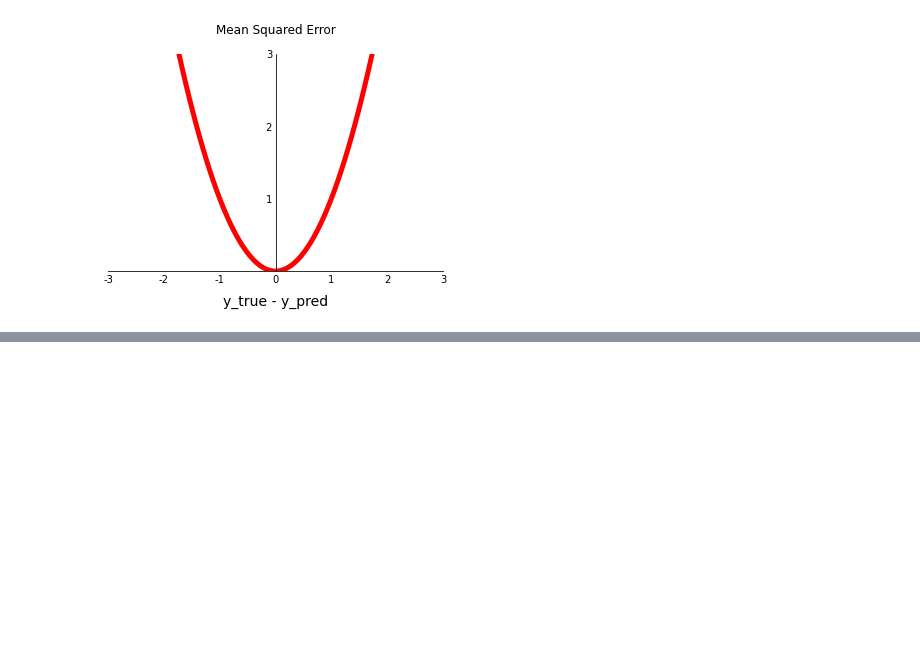
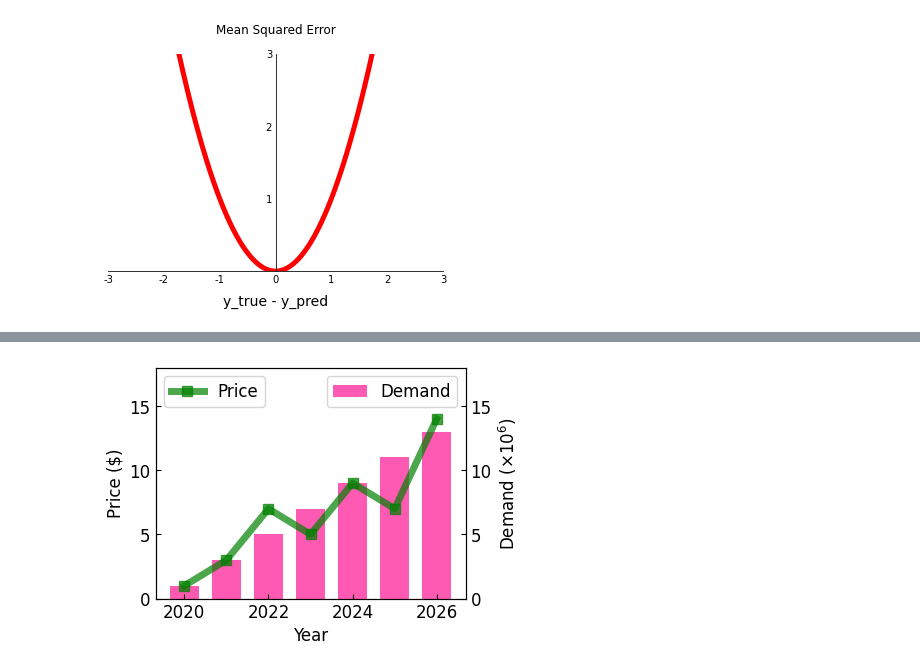
Before and after one commit to JGH94/python_MatplotLib, a Jupyter notebook: python_MatplotLib.ipynb, the cells around one changed output, grey strips where cells are left out. Drawn from its saved outputs; the diff is of its cells as text; code cells hidden in the pictures; blank space fills up the shorter version.

```diff
--- a/python_MatplotLib.ipynb
+++ b/python_MatplotLib.ipynb
@@ -461,0 +488,39 @@ plt.show()
+# %%
+# 두종류의 그래프 표시 set_zorder(), zorder
+# 3단계로 정리 ( 기본 설정, 데이터 설정, 그래프 표시)
+
+#1. 기본 설정
+plt.style.use('default')
+plt.rcParams['figure.figsize'] = (4, 3)
+plt.rcParams['font.size'] = 12
+
+#2. 데이터 설정
+x = np.arange(2020, 2027)
+y1 = np.array([1, 3, 7, 5, 9, 7, 14])
+y2 = np.array([1, 3, 5, 7, 9, 11, 13])
+
+#3. 그래프 표시
+fig, ax1 = plt.subplots()
+
+ax1.plot(x, y1, '-s', color='green', markersize=7, linewidth=5, alpha=0.7, label='Price')
+ax1.set_ylim(0, 18)
+ax1.set_xlabel('Year')
+ax1.set_ylabel('Price ($)')
+ax1.tick_params(axis='both', direction='in')
+
+ax2 = ax1.twinx()
+ax2.bar(x, y2, color='deeppink', label='Demand', alpha=0.7, width=0.7)
+ax2.set_ylim(0, 18)
+ax2.set_ylabel(r'Demand ($\times10^6$)')
+ax2.tick_params(axis='y', direction='in')
+
+
+# 범례 표시
+ax1.set_zorder(ax2.get_zorder() + 10)
+ax1.patch.set_visible(False)
+ax1.legend(loc='upper left')
+ax2.legend(loc='upper right')
+
+plt.show()
+# %% [output]
+[figure, added]
```
Also changed, not shown: parts of 2 cells of this notebook.
